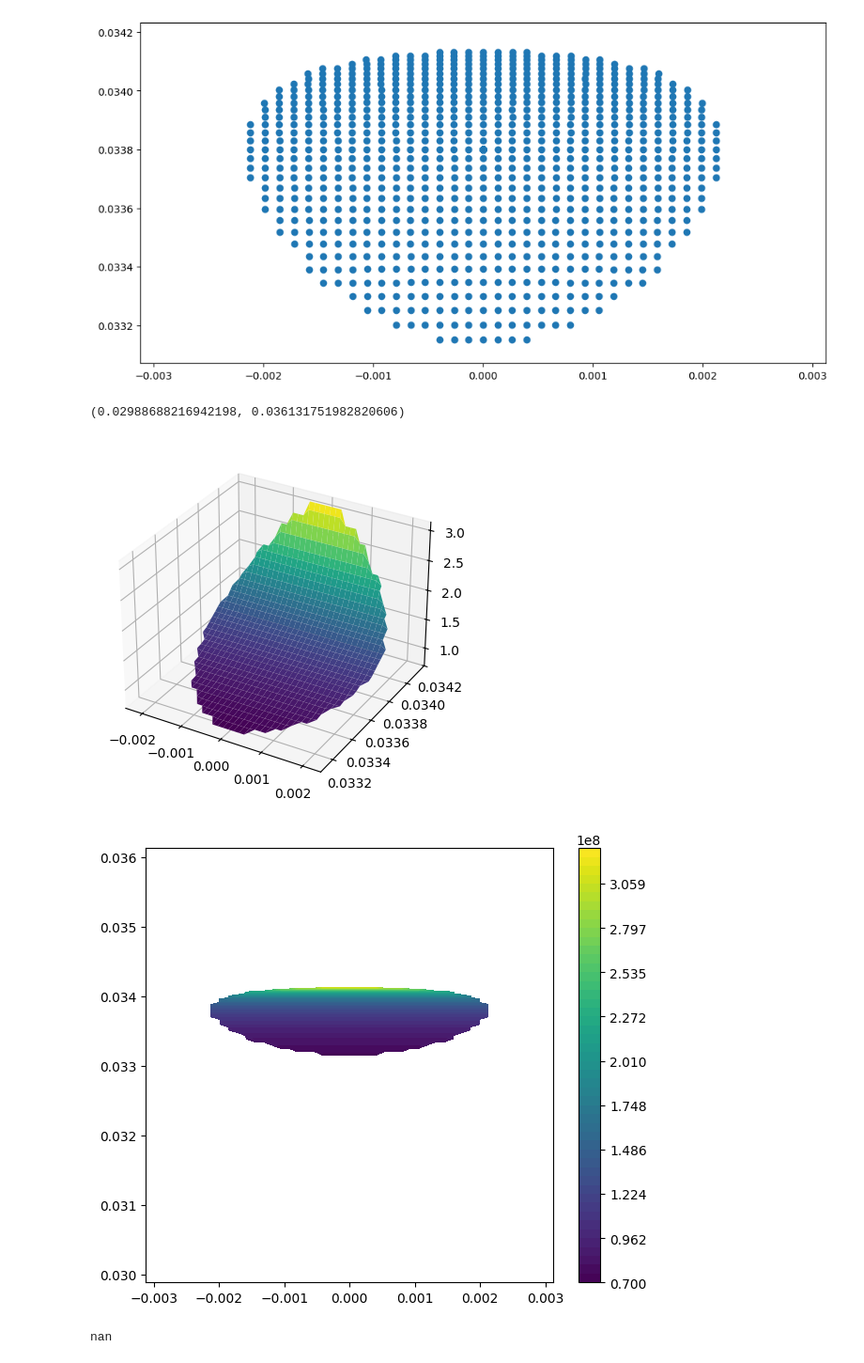
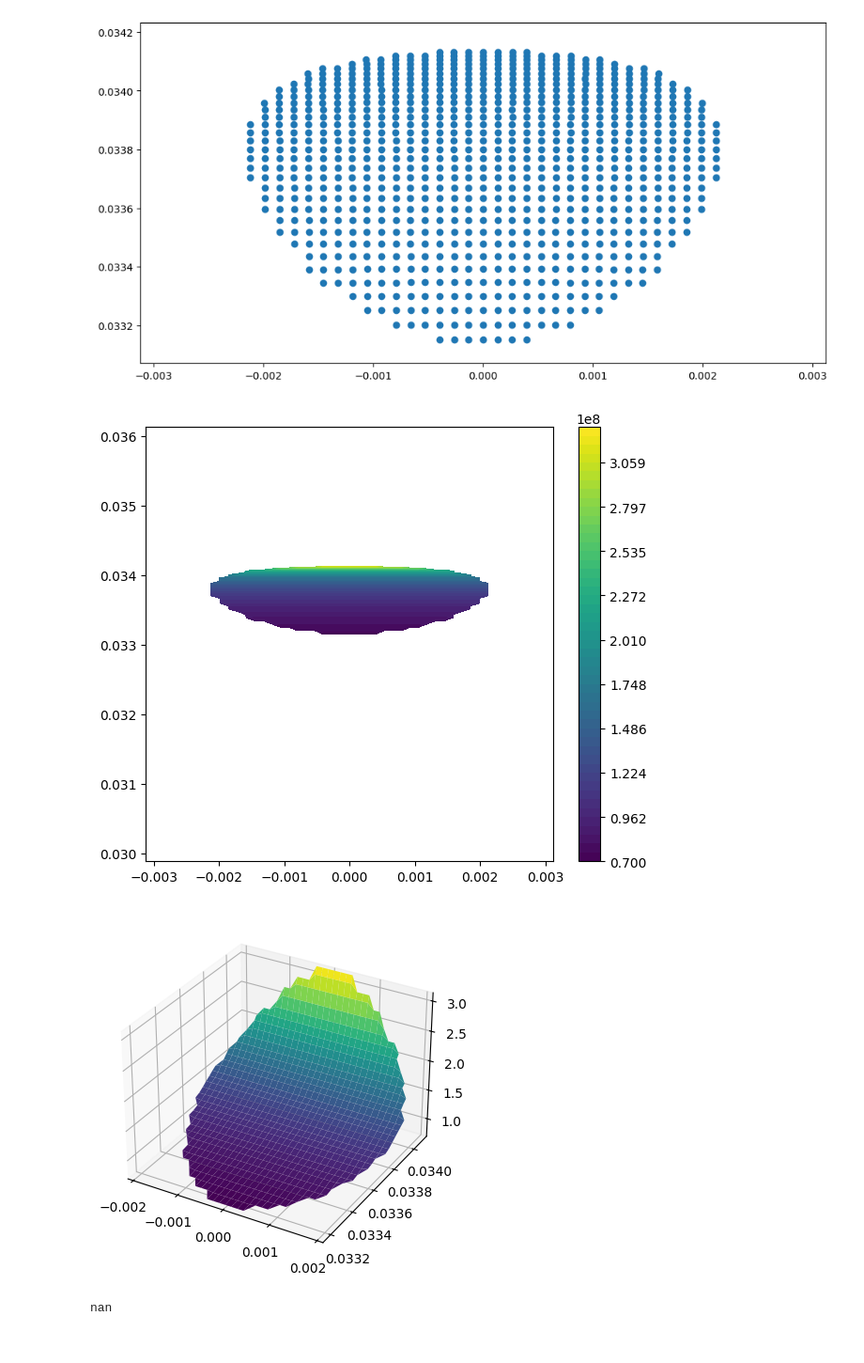
Before and after one commit to Schaeffer-Lab/Dec-2024-Shock-Data, a Jupyter notebook: particle_tracker_flux_density.ipynb, the cells around one changed output. Shown at 94% size. Saved outputs shown, nothing was run; the diff lists cells and outputs as text; code cells hidden in the pictures.

```diff
--- a/particle_tracker_flux_density.ipynb
+++ b/particle_tracker_flux_density.ipynb
@@ -165,6 +197,7 @@ def track_particle_2D(
 
     return np.array(x_array), np.array(y_array), np.array(z_array)
 # %%
+#Test Field
 Baxes = np.linspace(0,0.5,100)
 #Bdata = 0.9*0.5*(1+np.tanh(40*(Baxes-0.05)))
 Bdata = 0.9*0.5*(1+np.tanh(40*(Baxes-0.030)))
@@ -173,10 +206,19 @@ IPradius = 0.14
 IPcenter = np.array([0.06,-0.12])
 
 E = 2750
+E = 500
 
 solidangle = 0.002
 N_particles = 51
 thetarange = math.pi*np.linspace(-solidangle,solidangle,N_particles)
 
+#Field from Gennady
+NEPPS_Field = (89/79)*np.loadtxt('Magnetic_Field_NEPPS.txt', skiprows=1)
+#print(NEPPS_Field)
+B_Field_Max = np.max(NEPPS_Field[:,1])
+print(B_Field_Max)
+#plt.plot(NEPPS_Field[:,0],NEPPS_Field[:,1])
+
+#Baxes, Bdata = NEPPS_Field[:,0], NEPPS_Field[:,1]
 plt.plot(Baxes,Bdata)
 # %% [output]
@@ -640,41 +683,43 @@ for i in range(0,np.shape(IP_array_r)[1]):
 #assigning z, r, and f(z,r) values to 1d arrays
 IP_z = []
 IP_r = []
 area_density = []
 
 for i in range(np.shape(IP_array_r)[0]):
     for j in range(np.shape(IP_array_r)[1]):
         if area_density_function[i,j] != np.nan and area_density_function[i,j] != 0 and target_array_true[i,j] != 0:
             area_density.append(area_density_function[i,j])
             IP_z.append(IP_array_z[i,j])
             IP_r.append(IP_array_r[i,j])
 
 IP_z = np.array(IP_z)
 IP_r = np.array(IP_r)
 area_density = np.array(area_density)
 
 #mid = int(0.5*np.shape(IP_array_r)[0])
 #plt.imshow(IP_array_z[mid-15:mid+15,mid-15:mid+15])
 #print(IP_array_z[mid,mid])
 #plt.colorbar()
 
-#surface plot
-fig = plt.figure()
-ax = fig.add_subplot(111, projection='3d')
-ax.plot_surface(IP_array_z, IP_array_r, area_density_function, cmap='viridis') # 'viridis' is a colormap
-
 #contour color plot
 contourf_ = plt.figure(figsize = (7,6))
 adf_norm = area_density_function[int(0.5*np.shape(IP_array_r)[0]),int(0.5*np.shape(IP_array_r)[1])]
 contourf_ = plt.contourf(IP_array_z, IP_array_r, area_density_function, np.linspace(0.7e8,2.6*adf_norm,50), cmap='viridis')
 plt.colorbar(contourf_)
 plt.xlim(-zmax-0.001,zmax+0.001)
 plt.ylim(rmax-2*zmax,rmax+0.002)
 #plt.ylim(rmax-0.5*zmax,rmax+0.0001)
+
+#surface plot
+fig = plt.figure()
+ax = fig.add_subplot(111, projection='3d')
+ax.plot_surface(IP_array_z, IP_array_r, area_density_function, cmap='viridis') # 'viridis' is a colormap
+ax.set_xlim(-zmax,zmax)
+ax.set_ylim(rmax-0.001,rmax)
+plt.show()
 # %% [output]
-(0.02988688216942198, 0.036131751982820606)
-[figure, old version]
+[figure, new version]
-[figure, old version]
+[figure, new version]
 # %%
 from scipy.interpolate import LinearNDInterpolator
 import numpy as np
```
Also changed, not shown: parts of 6 cells of this notebook, 2 other files.
